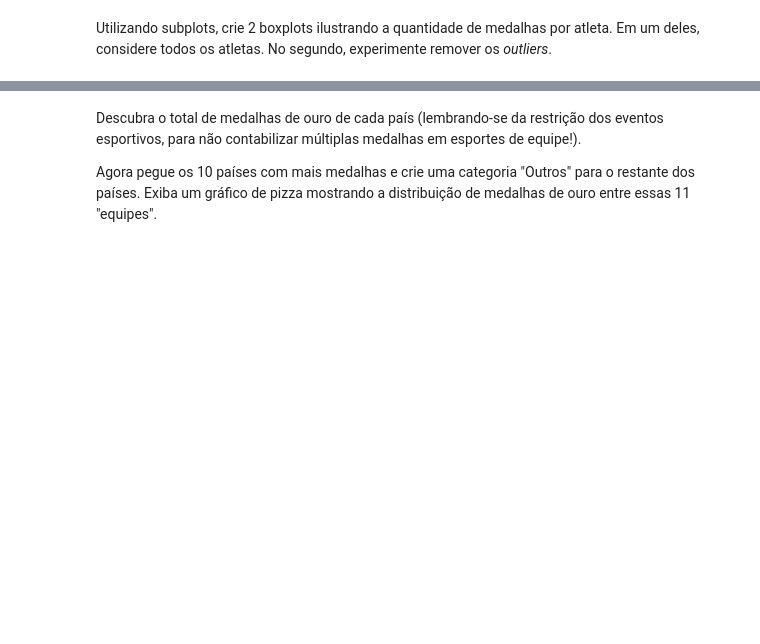
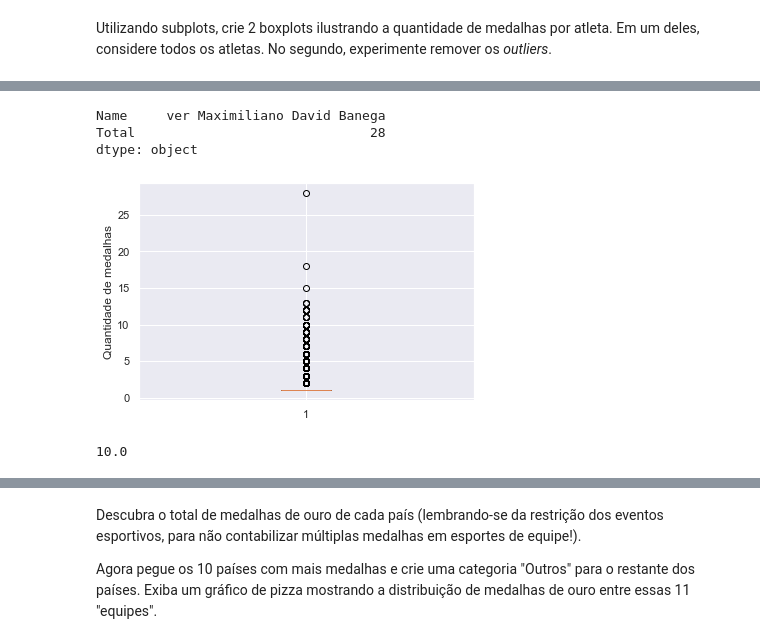
Before and after one commit to pedrobsantana/Projeto-II-Olimpiadas, a Jupyter notebook: Projeto - Dataviz - ADELAIDE.ipynb, the cells around one changed output, grey strips where cells are left out. Cells and saved outputs as stored; diff of their text form; code cells hidden in the pictures; blank space fills up the shorter version.

```diff
--- a/Projeto - Dataviz - ADELAIDE.ipynb
+++ b/Projeto - Dataviz - ADELAIDE.ipynb
@@ -312,3 +390,7 @@ Para finalizar a história do Brasil, vamos ver a série temporal de medalhas br
 ## 2. O mundo nos jogos de verão
 
 Filtre o DataFrame original para conter apenas informações sobre os **medalhistas** de todos os países **nos jogos de verão**.
+# %%
+df_atletas_verao = df_atletas[df_atletas['Season'] == 'Summer']
+df_atletas_verao_medalhas = df_atletas_verao[df_atletas_verao['Medal'].notna() ]
+df_atletas_verao_medalhas.head()
@@ -315,2 +404,7 @@ Filtre o DataFrame original para conter apenas informações sobre os **medalhis
 # %% [markdown]
 Utilizando subplots, crie 2 boxplots ilustrando a quantidade de medalhas por atleta. Em um deles, considere todos os atletas. No segundo, experimente remover os *outliers*.
+# %%
+df_atletas_verao_medalhas_por_nome = pd.DataFrame(df_atletas_verao_medalhas.groupby(by = 'Name')['Medal'].value_counts())
+df_atletas_verao_medalhas_por_nome.rename(columns = {'Medal': 'Quantity'}, inplace = True)
+df_atletas_verao_medalhas_por_nome.reset_index(inplace = True)
+df_atletas_verao_medalhas_por_nome
@@ -316,0 +425,19 @@ Utilizando subplots, crie 2 boxplots ilustrando a quantidade de medalhas por atl
+# %%
+df_atletas_verao_medalhas_por_nome_total = pd.DataFrame(df_atletas_verao_medalhas_por_nome.groupby(by='Name')['Quantity'].sum())
+df_atletas_verao_medalhas_por_nome_total.rename(columns = {'Quantity': 'Total'}, inplace = True)
+df_atletas_verao_medalhas_por_nome_total.reset_index(inplace = True)
+df_atletas_verao_medalhas_por_nome_total.max()
+# %% [output]
+Name     ver Maximiliano David Banega
+Total                              28
+dtype: object
+# %%
+boxplot_total_medalhas_por_atleta = plt.boxplot(x=df_atletas_verao_medalhas_por_nome_total['Total']);
+plt.ylabel('Quantidade de medalhas');
+# %% [output]
+[figure, added]
+# %%
+df_atletas_verao_medalhas_por_nome_total['Total'] = df_atletas_verao_medalhas_por_nome_total['Total'][df_atletas_verao_medalhas_por_nome_total['Total'].between(df_atletas_verao_medalhas_por_nome_total['Total'].quantile(.1), df_atletas_verao_medalhas_por_nome_total['Total'].quantile(.999))]
+df_atletas_verao_medalhas_por_nome_total['Total'].max()
+# %% [output]
+10.0
```
Also changed, not shown: parts of 29 cells of this notebook.
